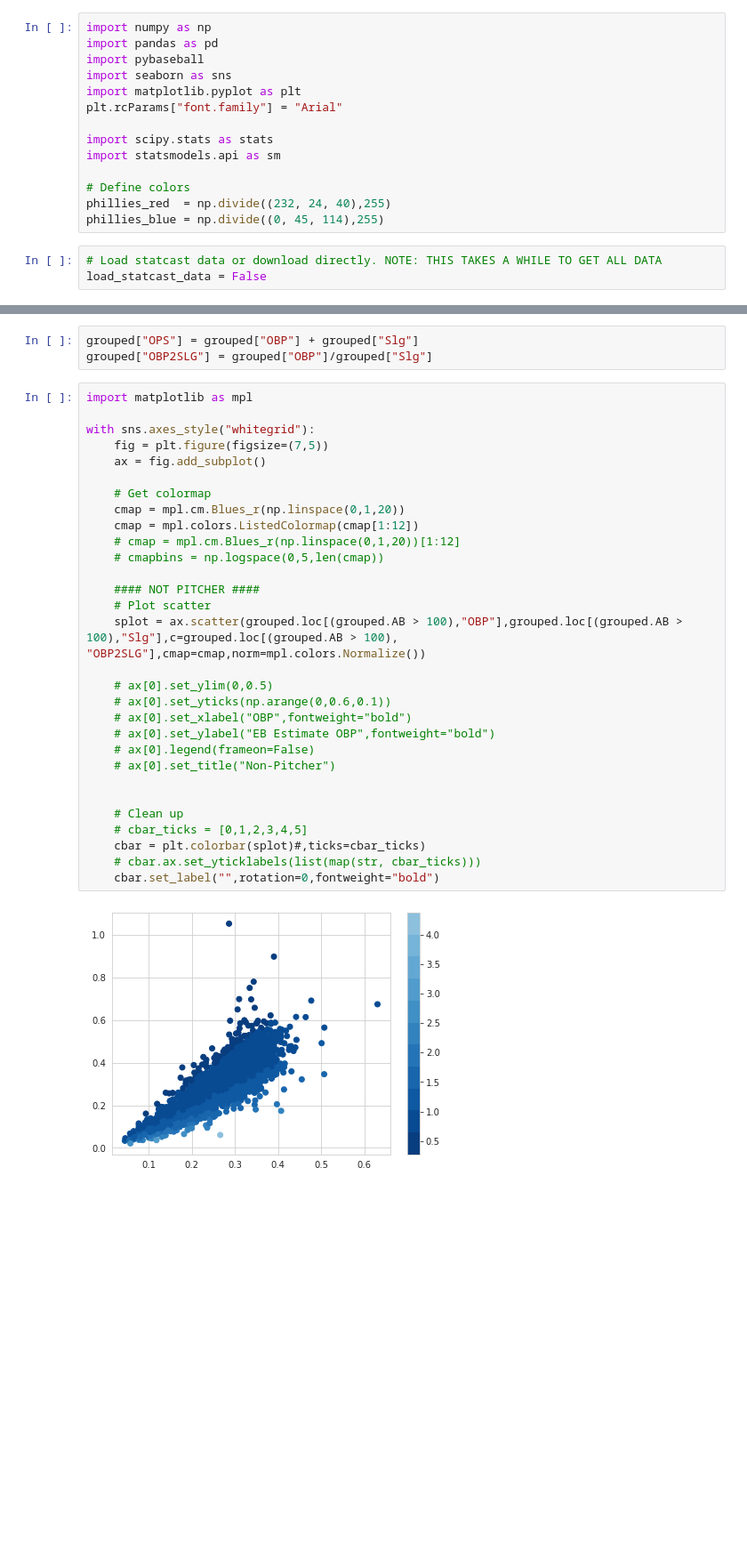
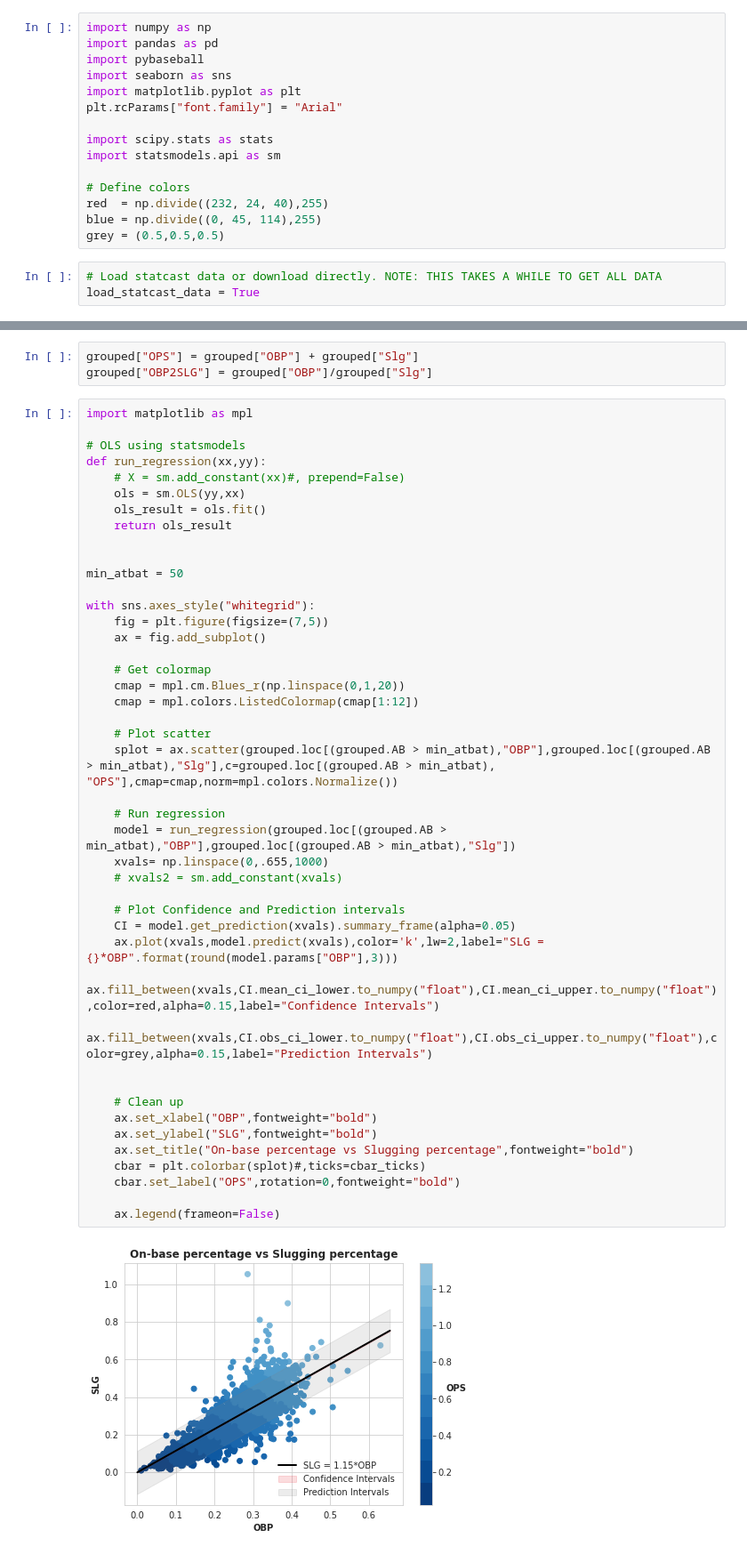
Before and after one commit to jabrantley/Baseball_Notebooks, a Jupyter notebook: 5_OBP_to_SLG_ratio.ipynb, the cells around one changed output, grey strips where cells are left out. Shown at 89% size. Cells and saved outputs as stored; diff of their text form; blank space fills up the shorter version.

```diff
--- a/5_OBP_to_SLG_ratio.ipynb
+++ b/5_OBP_to_SLG_ratio.ipynb
@@ -10,11 +10,12 @@ import scipy.stats as stats
 import statsmodels.api as sm
 
 # Define colors
-phillies_red  = np.divide((232, 24, 40),255)
-phillies_blue = np.divide((0, 45, 114),255)
+red  = np.divide((232, 24, 40),255)
+blue = np.divide((0, 45, 114),255)
+grey = (0.5,0.5,0.5)
 # %%
 # Load statcast data or download directly. NOTE: THIS TAKES A WHILE TO GET ALL DATA
-load_statcast_data = False
+load_statcast_data = True
 # %%
 def add_mlb_id(temp,_players):
     temp["key_mlbam"] = _players.loc[_players.key_fangraphs.isin([temp.playerid]),"key_mlbam"].item()
@@ -207,33 +209,47 @@ grouped["OPS"] = grouped["OBP"] + grouped["Slg"]
 grouped["OBP2SLG"] = grouped["OBP"]/grouped["Slg"]
 # %%
 import matplotlib as mpl
+
+# OLS using statsmodels
+def run_regression(xx,yy):
+    # X = sm.add_constant(xx)#, prepend=False)
+    ols = sm.OLS(yy,xx)
+    ols_result = ols.fit()
+    return ols_result
+
+
+min_atbat = 50
 
 with sns.axes_style("whitegrid"):
     fig = plt.figure(figsize=(7,5))
     ax = fig.add_subplot()
 
     # Get colormap
     cmap = mpl.cm.Blues_r(np.linspace(0,1,20))
     cmap = mpl.colors.ListedColormap(cmap[1:12])
-    # cmap = mpl.cm.Blues_r(np.linspace(0,1,20))[1:12]
-    # cmapbins = np.logspace(0,5,len(cmap))
 
-    #### NOT PITCHER ####
     # Plot scatter
-    splot = ax.scatter(grouped.loc[(grouped.AB > 100),"OBP"],grouped.loc[(grouped.AB > 100),"Slg"],c=grouped.loc[(grouped.AB > 100), "OBP2SLG"],cmap=cmap,norm=mpl.colors.Normalize())
+    splot = ax.scatter(grouped.loc[(grouped.AB > min_atbat),"OBP"],grouped.loc[(grouped.AB > min_atbat),"Slg"],c=grouped.loc[(grouped.AB > min_atbat), "OPS"],cmap=cmap,norm=mpl.colors.Normalize())
 
-    # ax[0].set_ylim(0,0.5)
-    # ax[0].set_yticks(np.arange(0,0.6,0.1))
-    # ax[0].set_xlabel("OBP",fontweight="bold")
-    # ax[0].set_ylabel("EB Estimate OBP",fontweight="bold")
-    # ax[0].legend(frameon=False)
-    # ax[0].set_title("Non-Pitcher")
+    # Run regression
+    model = run_regression(grouped.loc[(grouped.AB > min_atbat),"OBP"],grouped.loc[(grouped.AB > min_atbat),"Slg"])
+    xvals= np.linspace(0,.655,1000)
+    # xvals2 = sm.add_constant(xvals)
+
+    # Plot Confidence and Prediction intervals
+    CI = model.get_prediction(xvals).summary_frame(alpha=0.05)
+    ax.plot(xvals,model.predict(xvals),color='k',lw=2,label="SLG = {}*OBP".format(round(model.params["OBP"],3)))
+    ax.fill_between(xvals,CI.mean_ci_lower.to_numpy("float"),CI.mean_ci_upper.to_numpy("float"),color=red,alpha=0.15,label="Confidence Intervals")
+    ax.fill_between(xvals,CI.obs_ci_lower.to_numpy("float"),CI.obs_ci_upper.to_numpy("float"),color=grey,alpha=0.15,label="Prediction Intervals")
 
 
     # Clean up
-    # cbar_ticks = [0,1,2,3,4,5]
+    ax.set_xlabel("OBP",fontweight="bold")
+    ax.set_ylabel("SLG",fontweight="bold")
+    ax.set_title("On-base percentage vs Slugging percentage",fontweight="bold")
     cbar = plt.colorbar(splot)#,ticks=cbar_ticks)
-    # cbar.ax.set_yticklabels(list(map(str, cbar_ticks)))
-    cbar.set_label("",rotation=0,fontweight="bold")
+    cbar.set_label("OPS",rotation=0,fontweight="bold")
+
+    ax.legend(frameon=False)
 # %% [output]
-[figure, old version]
+[figure, new version]
```
Also changed, not shown: parts of 1 cell of this notebook, 3 other files.
